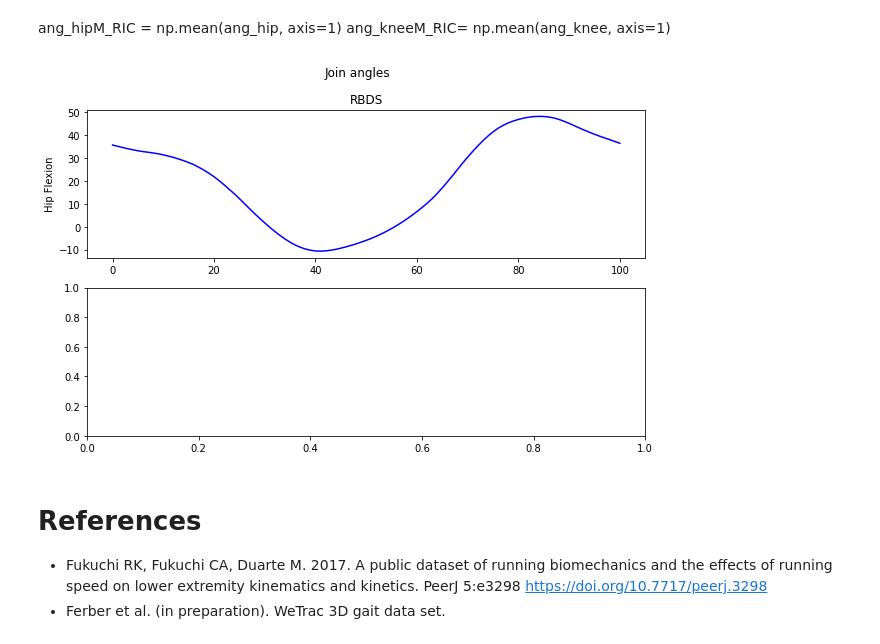
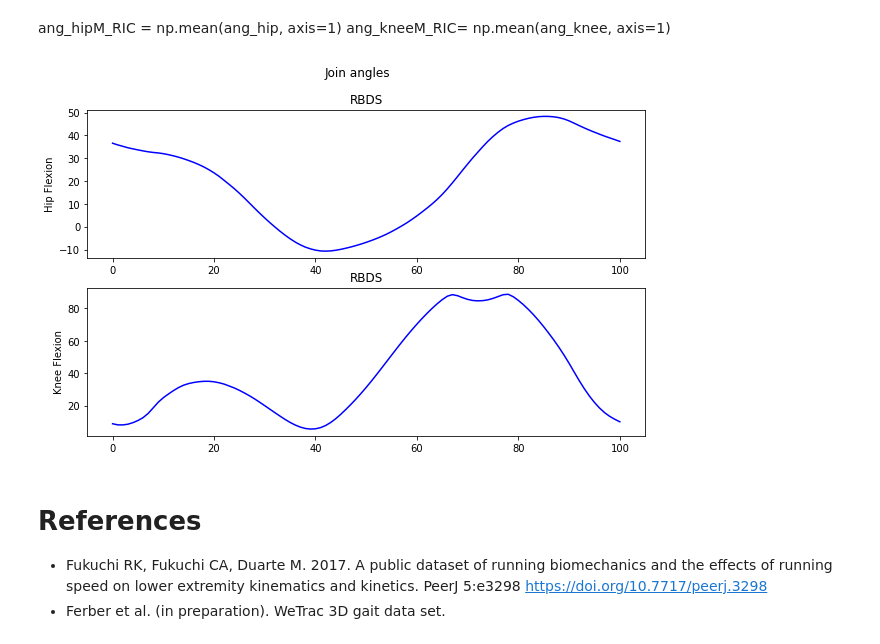
Before and after one commit to regifukuchi/BMC-RIC-running-biomechanics, a Jupyter notebook: notebooks/RIC_RBDS_study.ipynb, the cells around one changed output. Saved outputs shown, nothing was run; the diff lists cells and outputs as text; code cells hidden in the pictures.

```diff
--- a/notebooks/RIC_RBDS_study.ipynb
+++ b/notebooks/RIC_RBDS_study.ipynb
@@ -321,3 +315,37 @@ def footCS(RHEDr, RMH1r, RMH5r, RTOEr):
+# %%
+LAB = np.array([[1,0,0],[0,1,0],[0,0,1]])
+# %%
+def td_detect(LAB, RHEDr, RTOEr, bp):
+  """
+  Detect gait events using the method described by Zeni et al. ()
+  """
+  import sys
+  sys.path.insert(1, os.path.join(drive_root,'functions'))
+  from svdt import svdt
+  from detecta import detect_peaks
+
+  # Global to local transformation to obtain rotation and translation matrix
+  Rp, Lp, RMSEp = svdt(LAB, bp)
+
+  # Express the RTOE and RHEEL markers in the pelvis segment
+  RHEDr_pelvis = np.empty(shape=RHEDr.shape)
+  RTOEr_pelvis = np.empty(shape=RTOEr.shape)
+  for ix in range(RHEDr.shape[0]):
+    RHEDr_pelvis[ix,:] = np.dot(Rp[ix,:,:],RHEDr[ix,:]) + Lp[ix,:]
+    RTOEr_pelvis[ix,:] = np.dot(Rp[ix,:,:],RTOEr[ix,:]) + Lp[ix,:]
+
+  # Find touch-down time stamps
+  iTD = detect_peaks(RHEDr_pelvis[:,0], mph=None, mpd=70, valley=False, show=False)
+
+  return iTD
+# %%
+  bp = np.empty(shape=(RTOEr.shape[0],9))
+  for ix in range(RHEDr.shape[0]):
+    # Pelvis basis
+    pp = pelvisCS(RASIr[i,:], LASIr[i,:], VSACr[i,:])
+    bp[ix,:] = pp.reshape((9,))
+# %%
+iTD = td_detect(LAB, RHEDr, RTOEr, bp)
 # %% [markdown]
 ## Calculate knee joint angle according to Grood & Suntay (1983)
 # %%
@@ -429,12 +457,15 @@ ang_kneeM_RBDS= np.mean(ang_knee, axis=1)
 # %%
 fig, axs = plt.subplots(2, figsize=(10,6))
 fig.suptitle('Join angles')
 axs[0].plot(tn,ang_hipM_RBDS[:,0],'b')
 axs[0].set_title('RBDS')
 axs[0].set_ylabel('Hip Flexion')
+axs[1].plot(tn,ang_kneeM_RBDS[:,0],'b')
+axs[1].set_title('RBDS')
+axs[1].set_ylabel('Knee Flexion')
 plt.show()
 # %% [output]
-[figure, old version]
+[figure, new version]
 # %% [markdown]
 # References
 * Fukuchi RK, Fukuchi CA, Duarte M. 2017. A public dataset of running biomechanics and the effects of running speed on lower extremity kinematics and kinetics. PeerJ 5:e3298 https://doi.org/10.7717/peerj.3298
```
Also changed, not shown: parts of 16 cells of this notebook, 15 other files.
